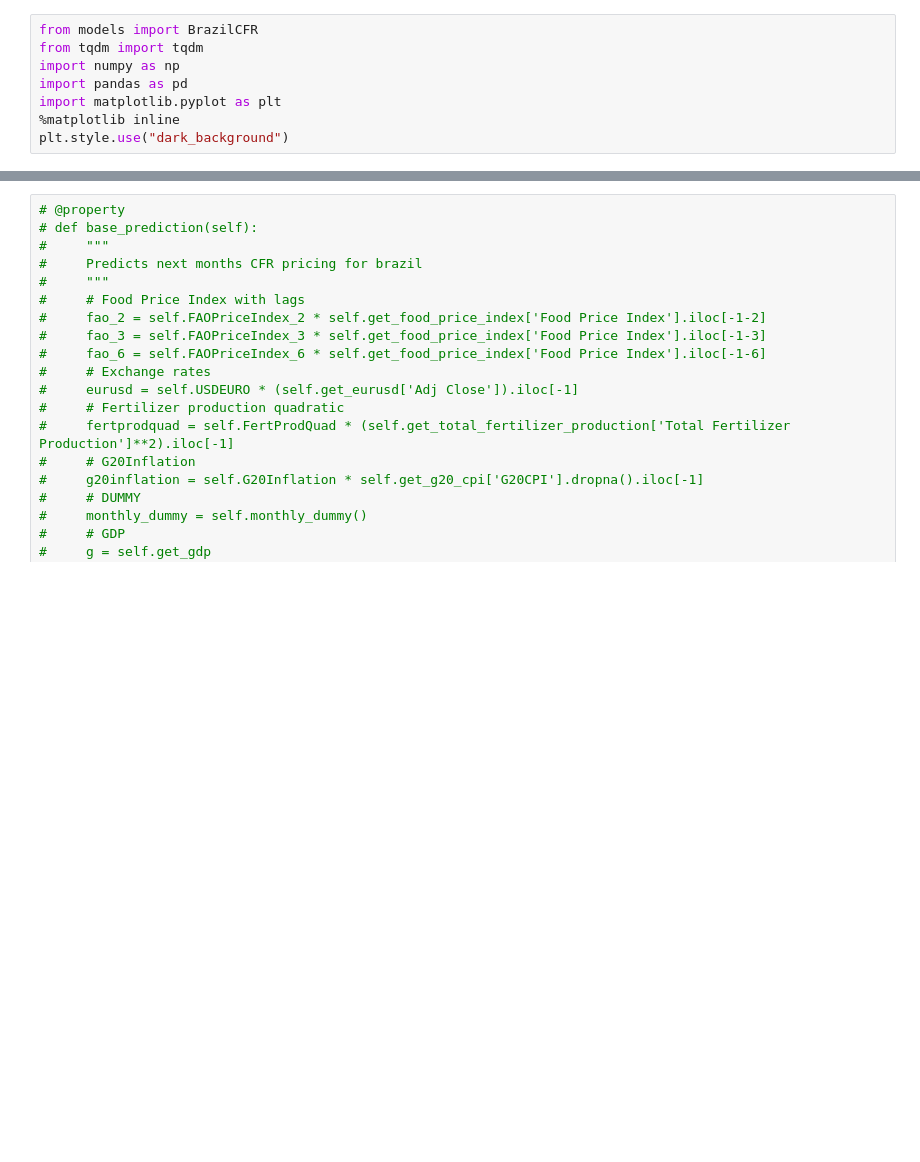
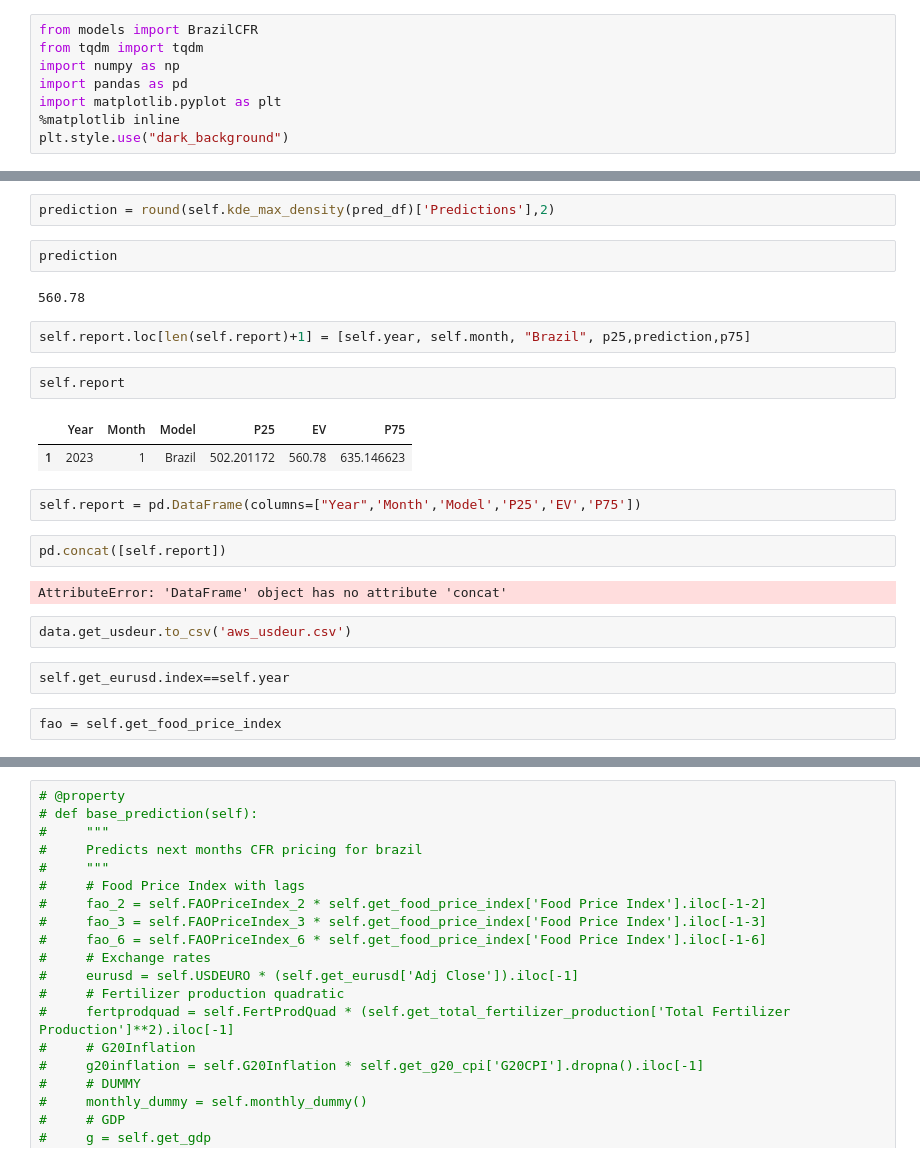
Before and after one commit to ali-meesam/Canpotex, a Jupyter notebook: BrazilCFR Model Base.ipynb, the cells around one changed output, grey strips where cells are left out. Cells and saved outputs as stored; diff of their text form; blank space fills up the shorter version.

```diff
--- a/BrazilCFR Model Base.ipynb
+++ b/BrazilCFR Model Base.ipynb
@@ -8,0 +70,25 @@ plt.style.use("dark_background")
+# %%
+prediction = round(self.kde_max_density(pred_df)['Predictions'],2)
+# %%
+prediction
+# %% [output]
+560.78
+# %%
+self.report.loc[len(self.report)+1] = [self.year, self.month, "Brazil", p25,prediction,p75]
+# %%
+self.report
+# %% [output]
+|  | Year | Month | Model | P25 | EV | P75 |
+| 1 | 2023 | 1 | Brazil | 502.201172 | 560.78 | 635.146623 |
+# %%
+self.report = pd.DataFrame(columns=["Year",'Month','Model','P25','EV','P75'])
+# %%
+pd.concat([self.report])
+# %% [output]
+AttributeError: 'DataFrame' object has no attribute 'concat'
+# %%
+data.get_usdeur.to_csv('aws_usdeur.csv')
+# %%
+self.get_eurusd.index==self.year
+# %%
+fao = self.get_food_price_index
```
Also changed, not shown: parts of 22 cells of this notebook, 9 other files.
